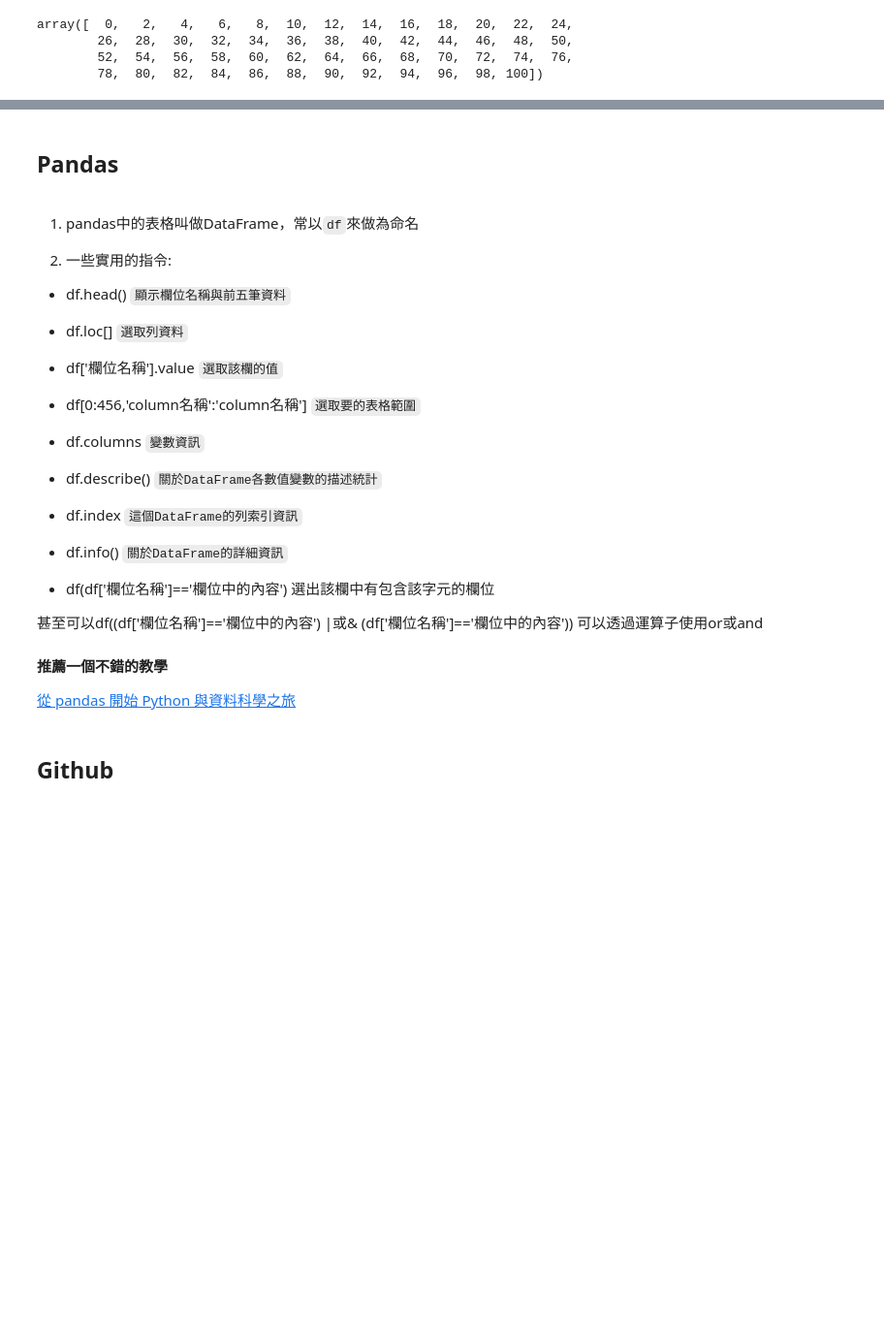
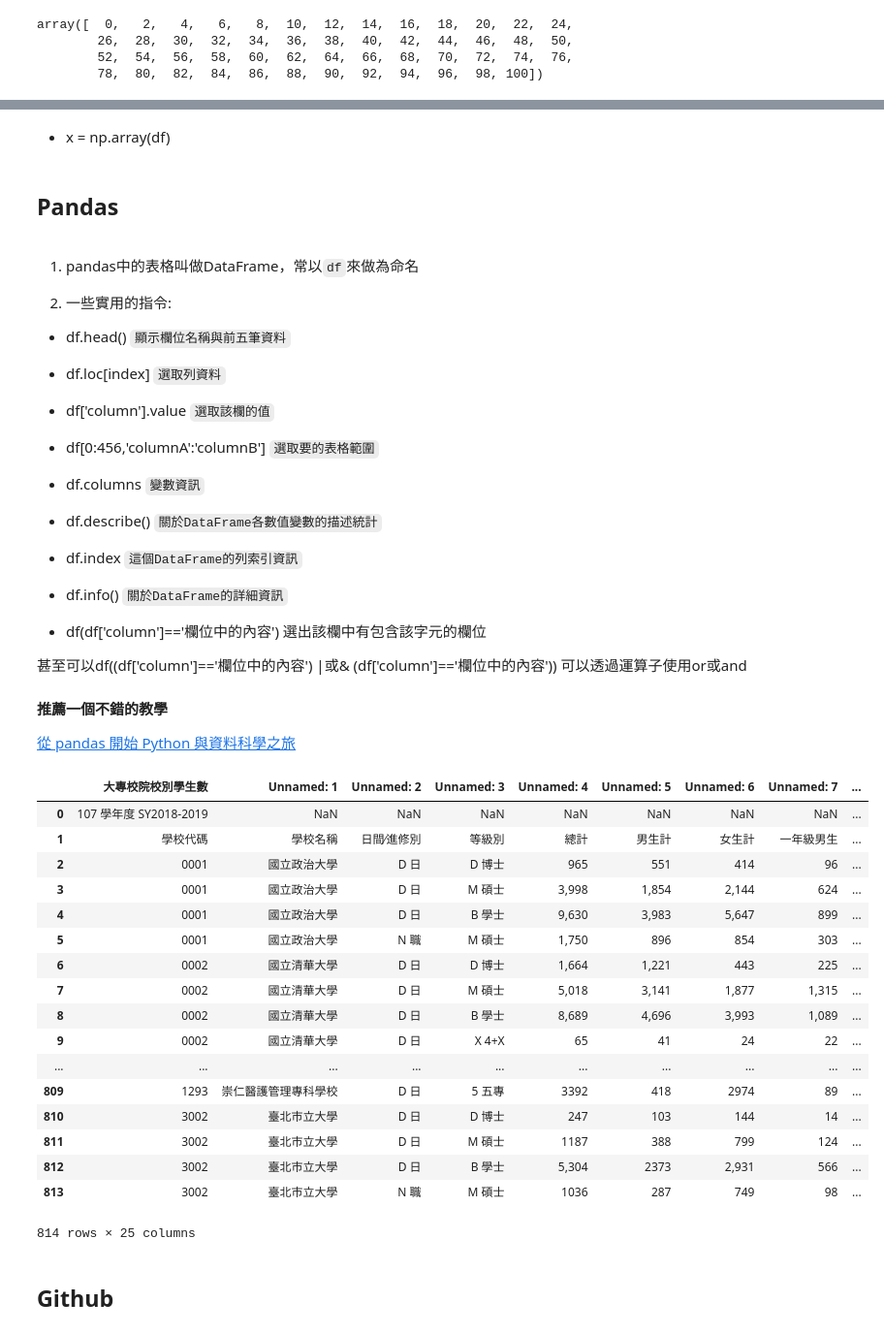
Before and after one commit to jerrylin0202/Python-homework, a Jupyter notebook: Meeting.ipynb, the cells around one changed output, grey strips where cells are left out. Shown at 97% size. Saved outputs shown, nothing was run; the diff lists cells and outputs as text; code cells hidden in the pictures; blank space fills up the shorter version.

```diff
--- a/Meeting.ipynb
+++ b/Meeting.ipynb
@@ -100,3 +100,5 @@ array([0.68769011, 0.24281329, 0.50509447, ..., 0.00520878, 0.67910059,
+# %% [markdown]
+* x = np.array(df)
 # %% [markdown]
 ## Pandas
 # %% [markdown]
@@ -108,13 +110,13 @@ array([0.68769011, 0.24281329, 0.50509447, ..., 0.00520878, 0.67910059,
  * df.head() `顯示欄位名稱與前五筆資料`
 
 
- * df.loc[] `選取列資料`
+ * df.loc[index] `選取列資料`
 
 
- * df['欄位名稱'].value `選取該欄的值`
+ * df['column'].value `選取該欄的值`
 
 
- * df[0:456,'column名稱':'column名稱'] `選取要的表格範圍`
+ * df[0:456,'columnA':'columnB'] `選取要的表格範圍`
 
 
  * df.columns `變數資訊`
@@ -129,15 +131,35 @@ array([0.68769011, 0.24281329, 0.50509447, ..., 0.00520878, 0.67910059,
  * df.info() `關於DataFrame的詳細資訊`
 
 
- * df(df['欄位名稱']=='欄位中的內容') 選出該欄中有包含該字元的欄位
+ * df(df['column']=='欄位中的內容') 選出該欄中有包含該字元的欄位
 
- 甚至可以df((df['欄位名稱']=='欄位中的內容') |或& (df['欄位名稱']=='欄位中的內容')) 可以透過運算子使用or或and
+ 甚至可以df((df['column']=='欄位中的內容') |或& (df['column']=='欄位中的內容')) 可以透過運算子使用or或and
 
 
 #### 推薦一個不錯的教學
  [從 pandas 開始 Python 與資料科學之旅](https://medium.com/datainpoint/%E5%BE%9E-pandas-%E9%96%8B%E5%A7%8B-python-%E8%88%87%E8%B3%87%E6%96%99%E7%A7%91%E5%AD%B8%E4%B9%8B%E6%97%85-8dee36796d4a)
 # %%
 df = pd.read_csv('http://stats.moe.gov.tw/files/detail/107/107_student.csv')
+df
+# %% [output]
+|  | 大專校院校別學生數 | Unnamed: 1 | Unnamed: 2 | Unnamed: 3 | Unnamed: 4 | Unnamed: 5 | Unnamed: 6 | Unnamed: 7 | ... |
+| 0 | 107 學年度 SY2018-2019 | NaN | NaN | NaN | NaN | NaN | NaN | NaN | ... |
+| 1 | 學校代碼 | 學校名稱 | 日間∕進修別 | 等級別 | 總計 | 男生計 | 女生計 | 一年級男生 | ... |
+| 2 | 0001 | 國立政治大學 | D 日 | D 博士 | 965 | 551 | 414 | 96 | ... |
+| 3 | 0001 | 國立政治大學 | D 日 | M 碩士 | 3,998 | 1,854 | 2,144 | 624 | ... |
+| 4 | 0001 | 國立政治大學 | D 日 | B 學士 | 9,630 | 3,983 | 5,647 | 899 | ... |
+| 5 | 0001 | 國立政治大學 | N 職 | M 碩士 | 1,750 | 896 | 854 | 303 | ... |
+| 6 | 0002 | 國立清華大學 | D 日 | D 博士 | 1,664 | 1,221 | 443 | 225 | ... |
+| 7 | 0002 | 國立清華大學 | D 日 | M 碩士 | 5,018 | 3,141 | 1,877 | 1,315 | ... |
+| 8 | 0002 | 國立清華大學 | D 日 | B 學士 | 8,689 | 4,696 | 3,993 | 1,089 | ... |
+| 9 | 0002 | 國立清華大學 | D 日 | X 4+X | 65 | 41 | 24 | 22 | ... |
+| ... | ... | ... | ... | ... | ... | ... | ... | ... | ... |
+| 809 | 1293 | 崇仁醫護管理專科學校 | D 日 | 5 五專 | 3392 | 418 | 2974 | 89 | ... |
+| 810 | 3002 | 臺北市立大學 | D 日 | D 博士 | 247 | 103 | 144 | 14 | ... |
+| 811 | 3002 | 臺北市立大學 | D 日 | M 碩士 | 1187 | 388 | 799 | 124 | ... |
+| 812 | 3002 | 臺北市立大學 | D 日 | B 學士 | 5,304 | 2373 | 2,931 | 566 | ... |
+| 813 | 3002 | 臺北市立大學 | N 職 | M 碩士 | 1036 | 287 | 749 | 98 | ... |
+814 rows × 25 columns
 # %% [markdown]
 ## Github
 # %% [markdown]
```
Also changed, not shown: parts of 4 cells of this notebook, 4 other files.
